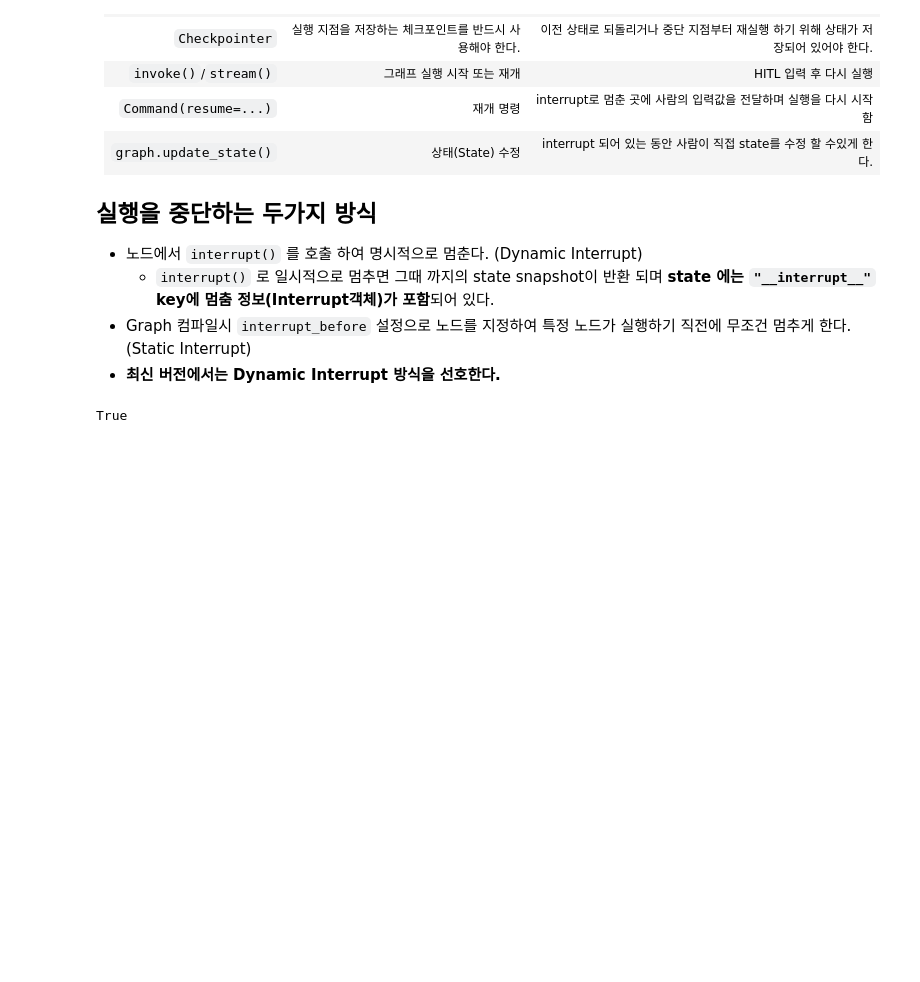
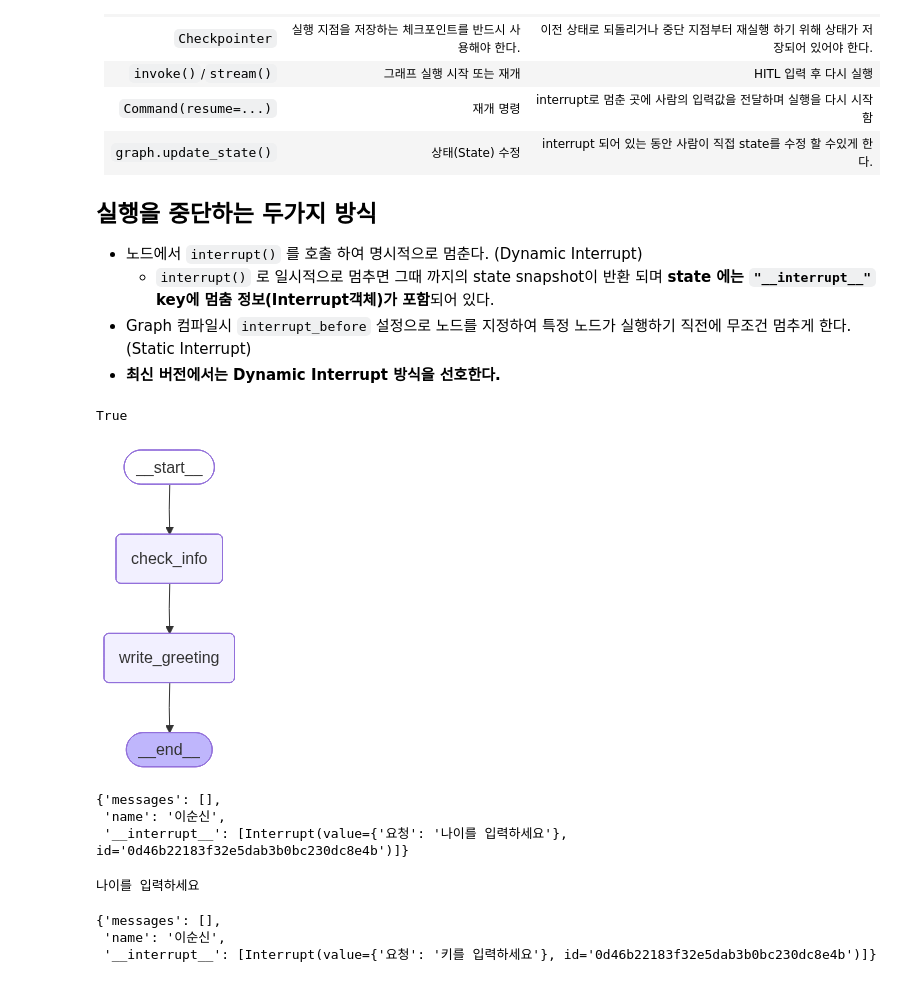
Before and after one commit to qufdlfkd88/SKN31, a Jupyter notebook: 10_AI_Agent/13_Agent_langgraph_2.ipynb, the cells around one changed output. Drawn from its saved outputs; the diff is of its cells as text; code cells hidden in the pictures; blank space fills up the shorter version.

```diff
--- a/10_AI_Agent/13_Agent_langgraph_2.ipynb
+++ b/10_AI_Agent/13_Agent_langgraph_2.ipynb
@@ -1116,7 +1117,41 @@ class State:
 # 인삿말을 생성하는 노드
 model = ChatOpenAI(model="gpt-5.4-mini")
 def write_greeting(state: State):
-    prompt = f"이름: {state['name']}, 나이: {state['age']}, 키: {state{'tall'}}"
+    prompt = f"이름: {state['name']}, 나이: {state['age']}, 키: {state['tall']}"
     prompt += "\n 위의 정보들을 바탕으로 인삿말을 100글자 이내로 작성해줘."
     res = model.invoke(prompt)
+    # name, age, tall은 state초기화가 목적이 아니라 checkpointer의 초기화가 목적
     return {"messages":[res], "name":None, "age":None, "tall":None}
+
+def check_info(state:State):
+    # 이름, 나이, 키 중에서 누락된 정보가 있는지 확인 후에 있으면 입력을 받음
+    name = state.get("name")
+    age = state.get("age")
+    tall = state.get("tall")
+    # 호출할 때 사용자가 전달하지 않은 값이 있으면 일시 멈추고 다시 입력받는다.
+    if name is None or name == "":
+        name = interrupt({"요청":"이름을 입력하세요."}) # 멈춘 곳에서 사용자에게 보여줄 메세지
+    if age is None:
+        age = interrupt({"요청":"나이를 입력하세요"})
+    if tall is None:
+        tall = interrupt({"요청":"키를 입력하세요"})
+
+    return {"name":name, "age":age, "tall":tall}
+# %%
+# graph를 정의
+workflow = StateGraph(State)
+workflow.add_node("check_info", check_info)
+workflow.add_node("write_greeting", write_greeting)
+
+workflow.add_edge(START, "check_info")
+workflow.add_edge("check_info", "write_greeting")
+workflow.add_edge("write_greeting", END)
+
+checkpointer = InMemorySaver()
+graph = workflow.compile(checkpointer=checkpointer)
+
+display(
+    Image(graph.get_graph().draw_mermaid_png())
+)
+# %% [output]
+[figure, added]
@@ -1122,0 +1163,23 @@ def write_greeting(state: State):
+# %%
+res
+# 정상적인 종료가 아니라 interrupt() 를 통해 일시 정지 상태로 중단 된 경우
+# 그때 까지의 state에 "__interrupt__" field가 포함되어 반환된다.
+# "__interrupt__" 에는 interrupt({key:value}) key:value 이 전달된다.
+# %% [output]
+{'messages': [],
+ 'name': '이순신',
+ '__interrupt__': [Interrupt(value={'요청': '나이를 입력하세요'}, id='0d46b22183f32e5dab3b0bc230dc8e4b')]}
+# %%
+if res.get('__interrupt__'): # 일시 중지
+    print(res.get('__interrupt__')[-1].value['요청'])
+# %% [output]
+나이를 입력하세요
+# %%
+age = 30 # 이 나이를 넣어서 workflow를 **재개** => Command() 이용
+cmd = Command(resume=age) # 멈춘 지점에 전달할 값을 전달해서 재개한다.
+res2 = graph.invoke(cmd, config=config) # Command를 전달해서 재개.
+res2
+# %% [output]
+{'messages': [],
+ 'name': '이순신',
+ '__interrupt__': [Interrupt(value={'요청': '키를 입력하세요'}, id='0d46b22183f32e5dab3b0bc230dc8e4b')]}
```
Also changed, not shown: parts of 6 cells of this notebook, 7 other files.
